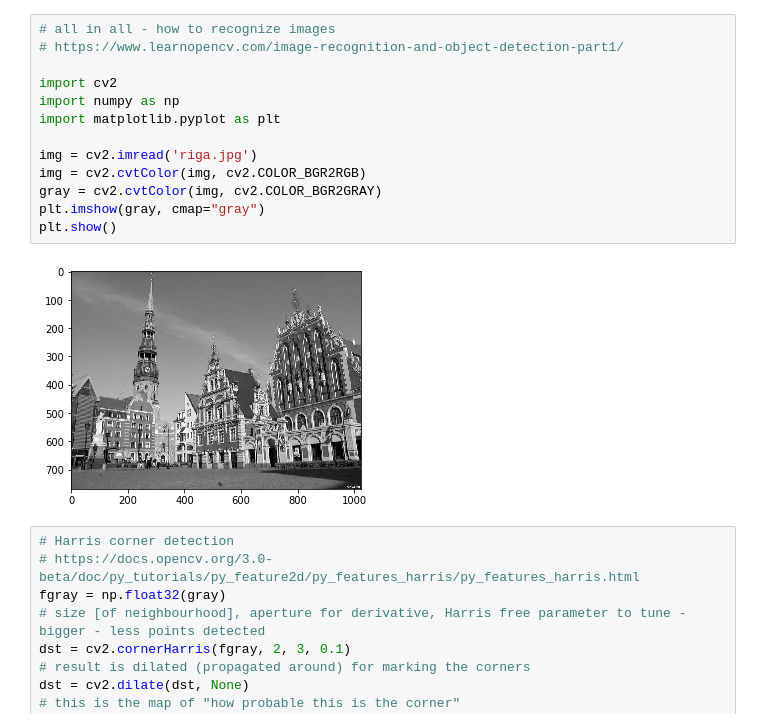
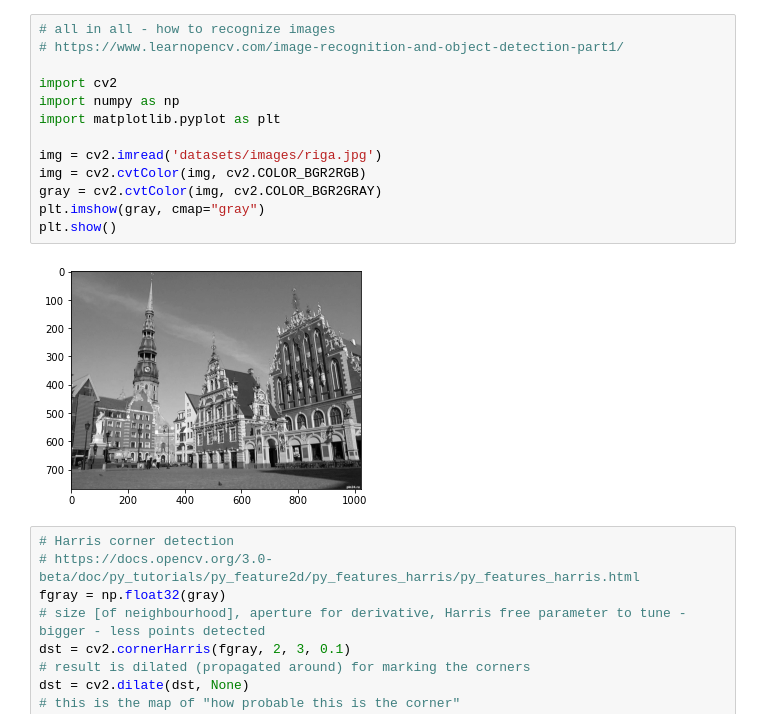
Before and after one commit to hsu-ai-course/hsu.ai, a Jupyter notebook: code/09. Point Features.ipynb, the cells around one changed output. Cells and saved outputs as stored; diff of their text form.

```diff
--- a/code/09. Point Features.ipynb
+++ b/code/09. Point Features.ipynb
@@ -1,18 +1,18 @@
 # %%
 # all in all - how to recognize images
 # https://www.learnopencv.com/image-recognition-and-object-detection-part1/
 
 import cv2
 import numpy as np
 import matplotlib.pyplot as plt
 
-img = cv2.imread('riga.jpg')
+img = cv2.imread('datasets/images/riga.jpg')
 img = cv2.cvtColor(img, cv2.COLOR_BGR2RGB)
 gray = cv2.cvtColor(img, cv2.COLOR_BGR2GRAY)
 plt.imshow(gray, cmap="gray")
 plt.show()
 # %% [output]
-[figure, old version]
+[figure, new version]
 # %%
 # Harris corner detection
 # https://docs.opencv.org/3.0-beta/doc/py_tutorials/py_feature2d/py_features_harris/py_features_harris.html
```
Also changed, not shown: parts of 1 cell of this notebook.
